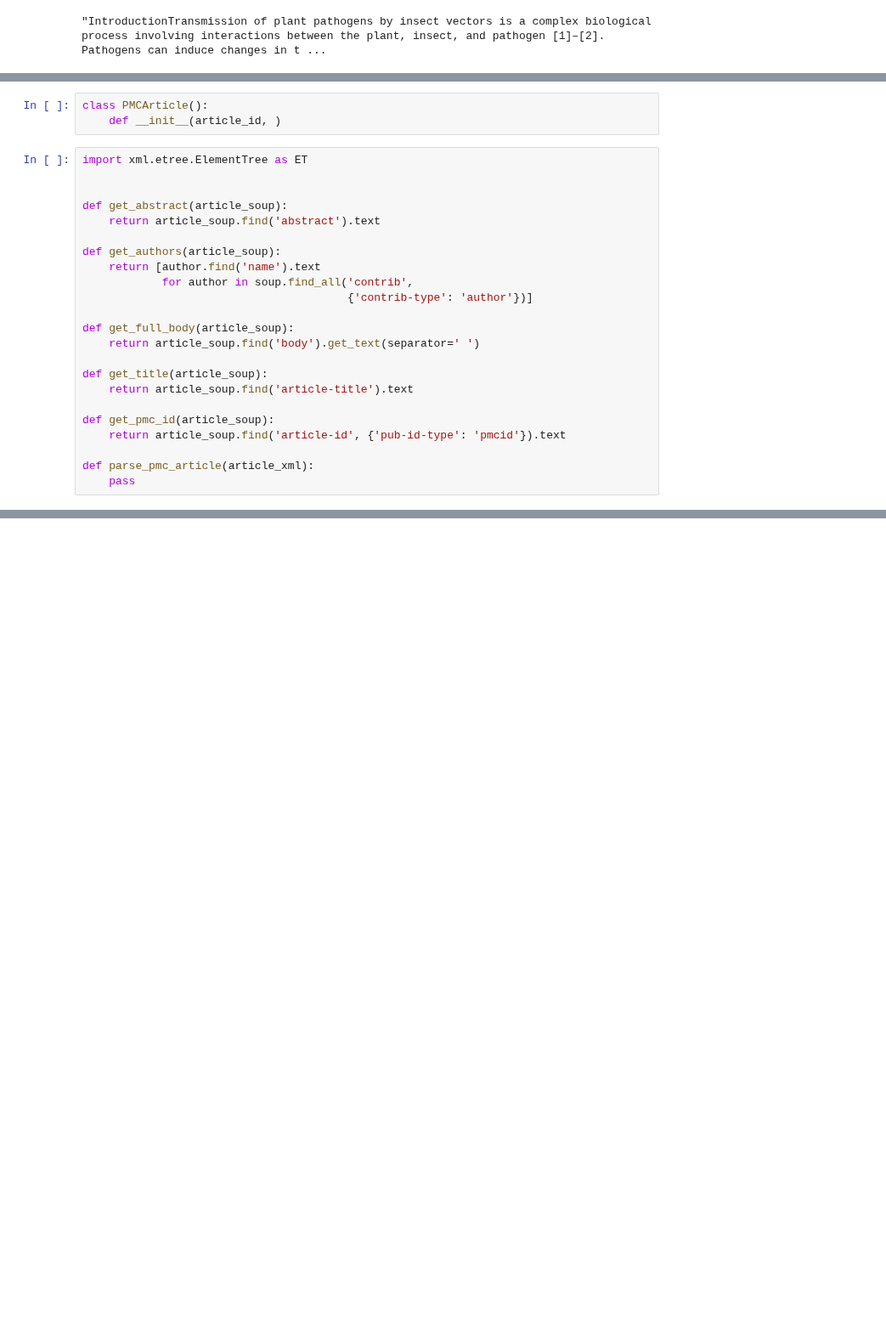
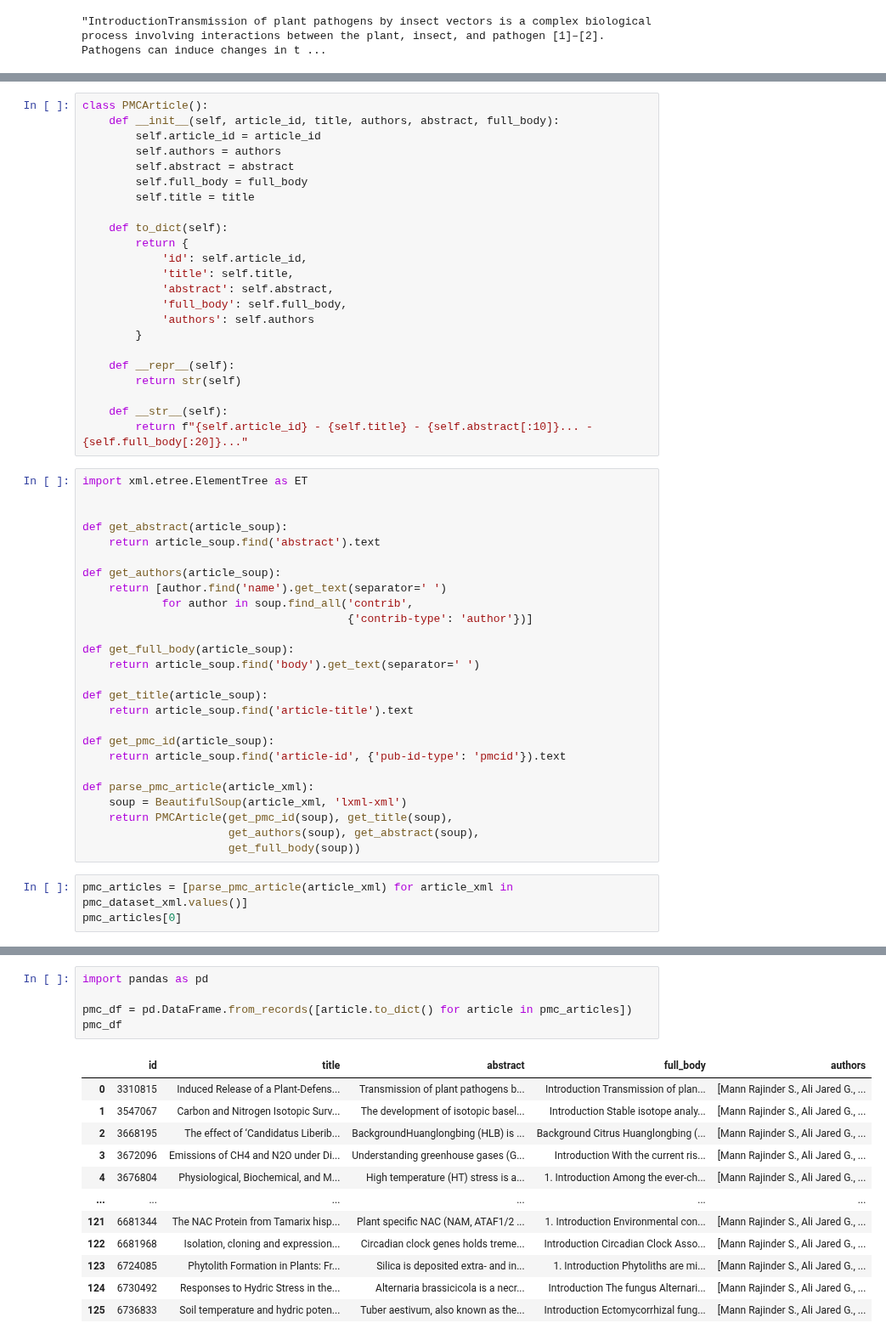
Before and after one commit to weso-edma/hercules-challenge-publications, a Jupyter notebook: notebooks/1_Data_Exploration.ipynb, the cells around one changed output, grey strips where cells are left out. Shown at 85% size. Drawn from its saved outputs; the diff is of its cells as text; blank space fills up the shorter version.

Commit message:
Final XML parsing and building pd DataFrame

```diff
--- a/notebooks/1_Data_Exploration.ipynb
+++ b/notebooks/1_Data_Exploration.ipynb
@@ -79,6 +75,26 @@ soup.find('abstract').text
-# %%
-class PMCArticle():
-    def __init__(article_id, )
+# %%
+class PMCArticle():
+    def __init__(self, article_id, title, authors, abstract, full_body):
+        self.article_id = article_id
+        self.authors = authors
+        self.abstract = abstract
+        self.full_body = full_body
+        self.title = title
+
+    def to_dict(self):
+        return {
+            'id': self.article_id,
+            'title': self.title,
+            'abstract': self.abstract,
+            'full_body': self.full_body,
+            'authors': self.authors
+        }
+
+    def __repr__(self):
+        return str(self)
+
+    def __str__(self):
+        return f"{self.article_id} - {self.title} - {self.abstract[:10]}... - {self.full_body[:20]}..."
 # %%
 import xml.etree.ElementTree as ET
 
@@ -87,7 +103,7 @@ def get_abstract(article_soup):
     return article_soup.find('abstract').text
 
 def get_authors(article_soup):
-    return [author.find('name').text
+    return [author.find('name').get_text(separator=' ')
             for author in soup.find_all('contrib',
                                         {'contrib-type': 'author'})]
 
@@ -101,4 +117,10 @@ def get_pmc_id(article_soup):
     return article_soup.find('article-id', {'pub-id-type': 'pmcid'}).text
 
 def parse_pmc_article(article_xml):
-    pass
+    soup = BeautifulSoup(article_xml, 'lxml-xml')
+    return PMCArticle(get_pmc_id(soup), get_title(soup),
+                      get_authors(soup), get_abstract(soup),
+                      get_full_body(soup))
+# %%
+pmc_articles = [parse_pmc_article(article_xml) for article_xml in pmc_dataset_xml.values()]
+pmc_articles[0]
@@ -104,0 +131,18 @@ def parse_pmc_article(article_xml):
+# %%
+import pandas as pd
+
+pmc_df = pd.DataFrame.from_records([article.to_dict() for article in pmc_articles])
+pmc_df
+# %% [output]
+|  | id | title | abstract | full_body | authors |
+| 0 | 3310815 | Induced Release of a Plant-Defens... | Transmission of plant pathogens b... | Introduction Transmission of plan... | [Mann Rajinder S., Ali Jared G., ... |
+| 1 | 3547067 | Carbon and Nitrogen Isotopic Surv... | The development of isotopic basel... | Introduction Stable isotope analy... | [Mann Rajinder S., Ali Jared G., ... |
+| 2 | 3668195 | The effect of ‘Candidatus Liberib... | BackgroundHuanglongbing (HLB) is ... | Background Citrus Huanglongbing (... | [Mann Rajinder S., Ali Jared G., ... |
+| 3 | 3672096 | Emissions of CH4 and N2O under Di... | Understanding greenhouse gases (G... | Introduction With the current ris... | [Mann Rajinder S., Ali Jared G., ... |
+| 4 | 3676804 | Physiological, Biochemical, and M... | High temperature (HT) stress is a... | 1. Introduction Among the ever-ch... | [Mann Rajinder S., Ali Jared G., ... |
+| ... | ... | ... | ... | ... | ... |
+| 121 | 6681344 | The NAC Protein from Tamarix hisp... | Plant specific NAC (NAM, ATAF1/2 ... | 1. Introduction Environmental con... | [Mann Rajinder S., Ali Jared G., ... |
+| 122 | 6681968 | Isolation, cloning and expression... | Circadian clock genes holds treme... | Introduction Circadian Clock Asso... | [Mann Rajinder S., Ali Jared G., ... |
+| 123 | 6724085 | Phytolith Formation in Plants: Fr... | Silica is deposited extra- and in... | 1. Introduction Phytoliths are mi... | [Mann Rajinder S., Ali Jared G., ... |
+| 124 | 6730492 | Responses to Hydric Stress in the... | Alternaria brassicicola is a necr... | Introduction The fungus Alternari... | [Mann Rajinder S., Ali Jared G., ... |
+| 125 | 6736833 | Soil temperature and hydric poten... | Tuber aestivum, also known as the... | Introduction Ectomycorrhizal fung... | [Mann Rajinder S., Ali Jared G., ... |
```
Also changed, not shown: parts of 10 cells of this notebook.
